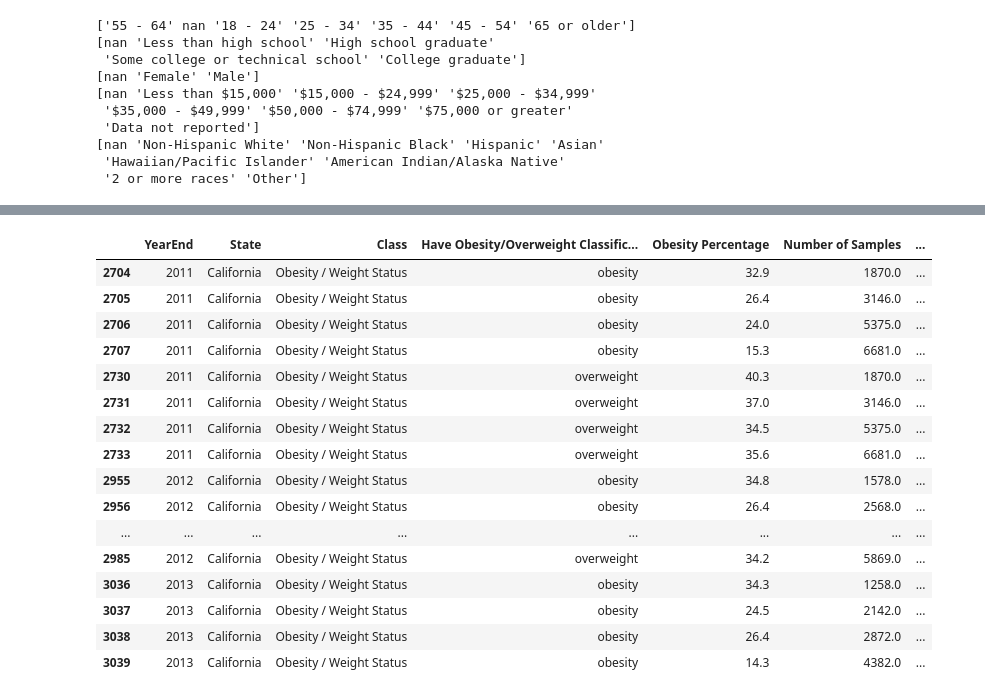
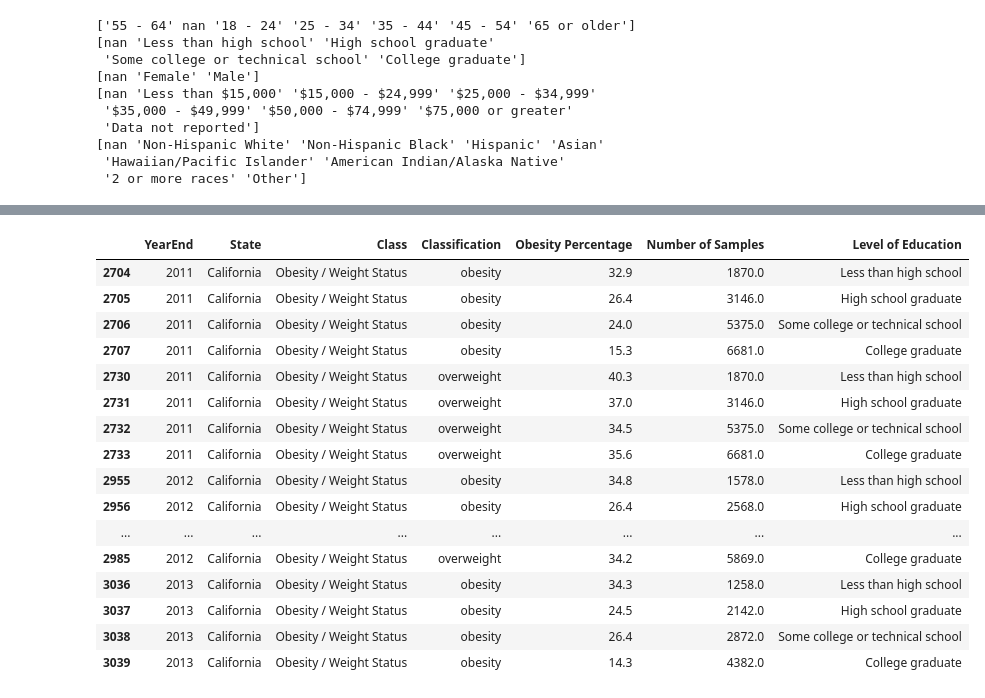
Before and after one commit to improvbutterfly/Fast-Food-Analysis-California, a Jupyter notebook: Analysis/Socioeconomic Status Data Cleaning.ipynb, the cells around one changed output, grey strips where cells are left out. Saved outputs shown, nothing was run; the diff lists cells and outputs as text; code cells hidden in the pictures.

```diff
--- a/Analysis/Socioeconomic Status Data Cleaning.ipynb
+++ b/Analysis/Socioeconomic Status Data Cleaning.ipynb
@@ -24,13 +25,13 @@ california_data = raw_socioeconomic_data_df.loc[((raw_socioeconomic_data_df["Loc
 california_data = california_data.rename({"LocationAbbr":"State (Abbreviation)",
                         "LocationDesc":"State",
                         "Datasource":"Source",
-                        "Question":"Have Obesity/Overweight Classification",
+                        "Question":"Classification",
                         "Data_Value":"Obesity Percentage",
                         "Sample_Size":"Number of Samples",
                         "Education":"Level of Education"
                        }, axis='columns')
 
-california_data.loc[("have obesity" in string for string in california_data["Have Obesity/Overweight Classification"].astype("string")), "Have Obesity/Overweight Classification"] = "obesity"
+california_data.loc[("have obesity" in string for string in california_data["Classification"].astype("string")), "Have Obesity/Overweight Classification"] = "obesity"
 
 california_data
 # %% [output]
@@ -50,4 +51,4 @@ california_data
 # %%
-california_data = california_data[["YearStart", "YearEnd", "State", "Class","Have Obesity/Overweight Classification", "Obesity Percentage", "Number of Samples", "Age(years)", "Level of Education", "Gender", "Income", "Race/Ethnicity"]]
+california_data = california_data[["YearStart", "YearEnd", "State", "Class","Classification", "Obesity Percentage", "Number of Samples", "Age(years)", "Level of Education", "Gender", "Income", "Race/Ethnicity"]]
 california_data
 # %% [output]
@@ -110,25 +111,25 @@ age_data.head(20)
 | 2987 | 2012 | California | Obesity / Weight Status | overweight | 36.4 | 1700.0 | 25 - 34 |
 # %%
 level_of_education_data = california_data.dropna(subset = ["Level of Education"])
-level_of_education_data = level_of_education_data[["YearEnd", "State", "Class","Have Obesity/Overweight Classification", "Obesity Percentage", "Number of Samples", "Level of Education"]]
+level_of_education_data = level_of_education_data[["YearEnd", "State", "Class","Classification", "Obesity Percentage", "Number of Samples", "Level of Education"]]
 level_of_education_data.head(20)
 # %% [output]
-|  | YearEnd | State | Class | Have Obesity/Overweight Classific... | Obesity Percentage | Number of Samples | ... |
-| 2704 | 2011 | California | Obesity / Weight Status | obesity | 32.9 | 1870.0 | ... |
-| 2705 | 2011 | California | Obesity / Weight Status | obesity | 26.4 | 3146.0 | ... |
-| 2706 | 2011 | California | Obesity / Weight Status | obesity | 24.0 | 5375.0 | ... |
-| 2707 | 2011 | California | Obesity / Weight Status | obesity | 15.3 | 6681.0 | ... |
-| 2730 | 2011 | California | Obesity / Weight Status | overweight | 40.3 | 1870.0 | ... |
-| 2731 | 2011 | California | Obesity / Weight Status | overweight | 37.0 | 3146.0 | ... |
-| 2732 | 2011 | California | Obesity / Weight Status | overweight | 34.5 | 5375.0 | ... |
-| 2733 | 2011 | California | Obesity / Weight Status | overweight | 35.6 | 6681.0 | ... |
-| 2955 | 2012 | California | Obesity / Weight Status | obesity | 34.8 | 1578.0 | ... |
-| 2956 | 2012 | California | Obesity / Weight Status | obesity | 26.4 | 2568.0 | ... |
+|  | YearEnd | State | Class | Classification | Obesity Percentage | Number of Samples | Level of Education |
+| 2704 | 2011 | California | Obesity / Weight Status | obesity | 32.9 | 1870.0 | Less than high school |
+| 2705 | 2011 | California | Obesity / Weight Status | obesity | 26.4 | 3146.0 | High school graduate |
+| 2706 | 2011 | California | Obesity / Weight Status | obesity | 24.0 | 5375.0 | Some college or technical school |
+| 2707 | 2011 | California | Obesity / Weight Status | obesity | 15.3 | 6681.0 | College graduate |
+| 2730 | 2011 | California | Obesity / Weight Status | overweight | 40.3 | 1870.0 | Less than high school |
+| 2731 | 2011 | California | Obesity / Weight Status | overweight | 37.0 | 3146.0 | High school graduate |
+| 2732 | 2011 | California | Obesity / Weight Status | overweight | 34.5 | 5375.0 | Some college or technical school |
+| 2733 | 2011 | California | Obesity / Weight Status | overweight | 35.6 | 6681.0 | College graduate |
+| 2955 | 2012 | California | Obesity / Weight Status | obesity | 34.8 | 1578.0 | Less than high school |
+| 2956 | 2012 | California | Obesity / Weight Status | obesity | 26.4 | 2568.0 | High school graduate |
 | ... | ... | ... | ... | ... | ... | ... | ... |
-| 2985 | 2012 | California | Obesity / Weight Status | overweight | 34.2 | 5869.0 | ... |
-| 3036 | 2013 | California | Obesity / Weight Status | obesity | 34.3 | 1258.0 | ... |
-| 3037 | 2013 | California | Obesity / Weight Status | obesity | 24.5 | 2142.0 | ... |
-| 3038 | 2013 | California | Obesity / Weight Status | obesity | 26.4 | 2872.0 | ... |
-| 3039 | 2013 | California | Obesity / Weight Status | obesity | 14.3 | 4382.0 | ... |
+| 2985 | 2012 | California | Obesity / Weight Status | overweight | 34.2 | 5869.0 | College graduate |
+| 3036 | 2013 | California | Obesity / Weight Status | obesity | 34.3 | 1258.0 | Less than high school |
+| 3037 | 2013 | California | Obesity / Weight Status | obesity | 24.5 | 2142.0 | High school graduate |
+| 3038 | 2013 | California | Obesity / Weight Status | obesity | 26.4 | 2872.0 | Some college or technical school |
+| 3039 | 2013 | California | Obesity / Weight Status | obesity | 14.3 | 4382.0 | College graduate |
 # %%
 gender_data = california_data.dropna(subset = ["Gender"])
```
Also changed, not shown: parts of 18 cells of this notebook, 10 other files.
